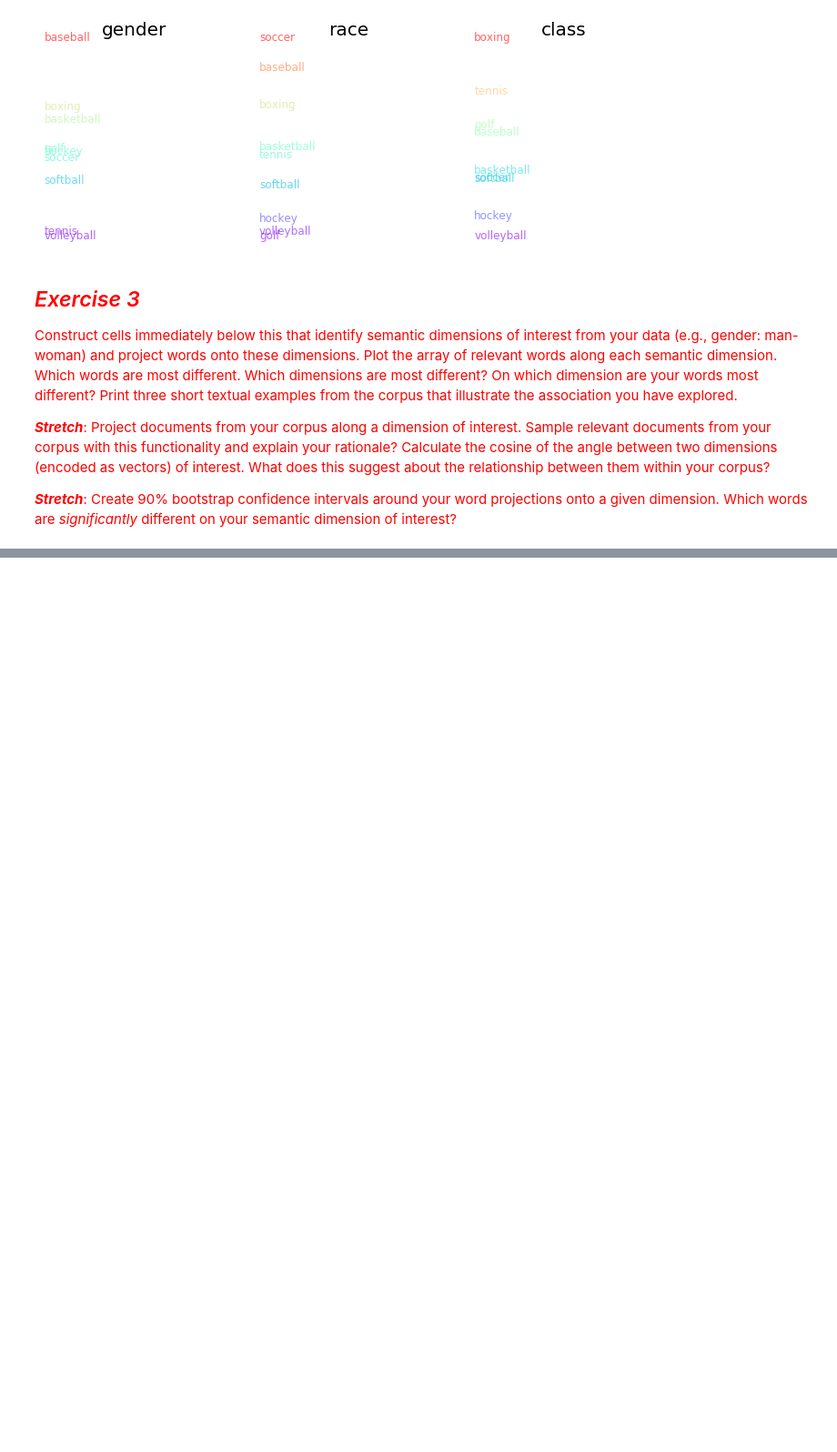
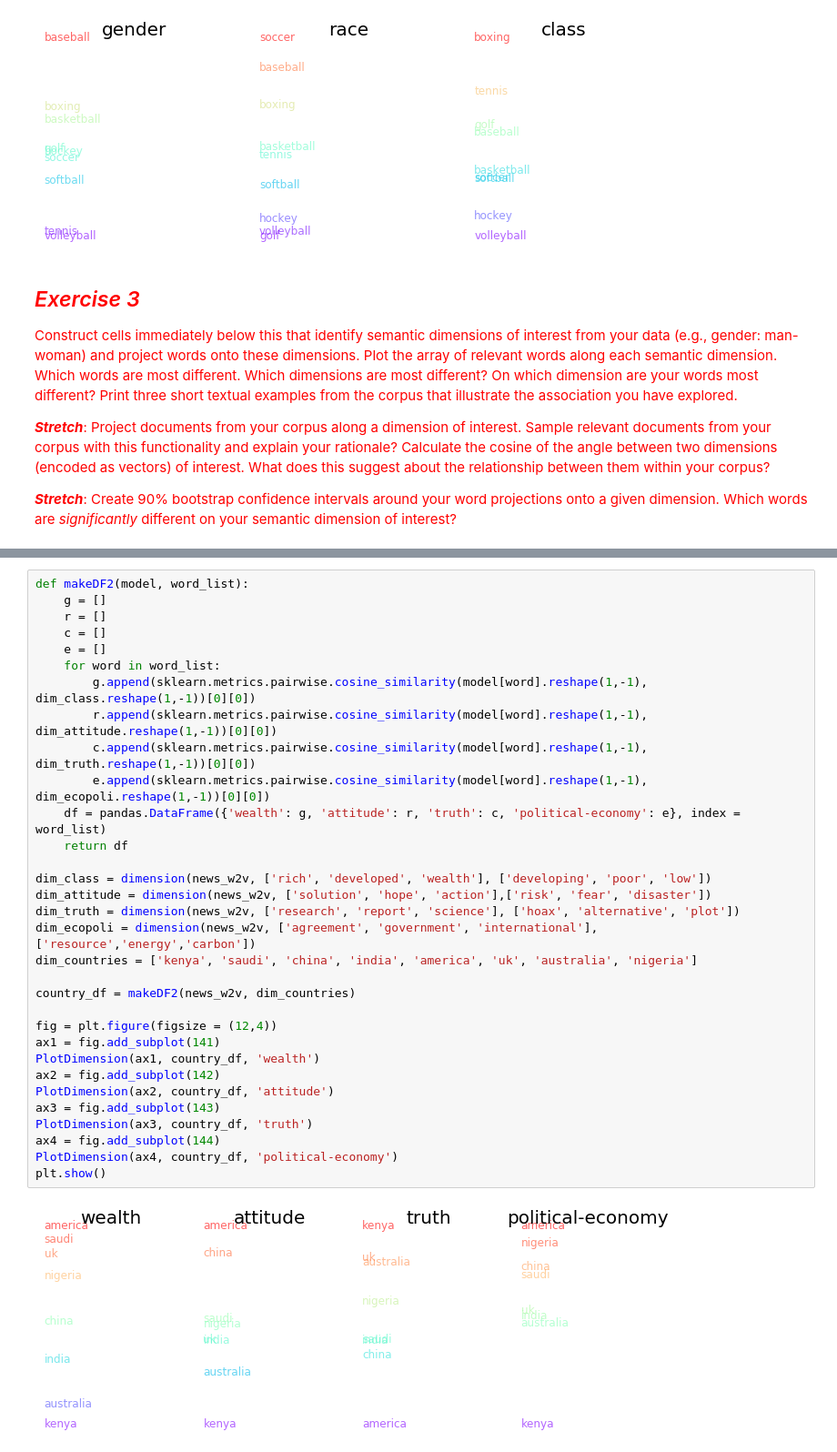
Before and after one commit to sunnyjooey/content-analysis-2018, a Jupyter notebook: 4-Word-Embedding/4-Word-Embedding.ipynb, the cells around one changed output, grey strips where cells are left out. Shown at 91% size. Saved outputs shown, nothing was run; the diff lists cells and outputs as text; blank space fills up the shorter version.

```diff
--- a/4-Word-Embedding/4-Word-Embedding.ipynb
+++ b/4-Word-Embedding/4-Word-Embedding.ipynb
@@ -1336,0 +1365,34 @@ plt.show()
+# %%
+def makeDF2(model, word_list):
+    g = []
+    r = []
+    c = []
+    e = []
+    for word in word_list:
+        g.append(sklearn.metrics.pairwise.cosine_similarity(model[word].reshape(1,-1), dim_class.reshape(1,-1))[0][0])
+        r.append(sklearn.metrics.pairwise.cosine_similarity(model[word].reshape(1,-1), dim_attitude.reshape(1,-1))[0][0])
+        c.append(sklearn.metrics.pairwise.cosine_similarity(model[word].reshape(1,-1), dim_truth.reshape(1,-1))[0][0])
+        e.append(sklearn.metrics.pairwise.cosine_similarity(model[word].reshape(1,-1), dim_ecopoli.reshape(1,-1))[0][0])
+    df = pandas.DataFrame({'wealth': g, 'attitude': r, 'truth': c, 'political-economy': e}, index = word_list)
+    return df
+
+dim_class = dimension(news_w2v, ['rich', 'developed', 'wealth'], ['developing', 'poor', 'low'])
+dim_attitude = dimension(news_w2v, ['solution', 'hope', 'action'],['risk', 'fear', 'disaster'])
+dim_truth = dimension(news_w2v, ['research', 'report', 'science'], ['hoax', 'alternative', 'plot'])
+dim_ecopoli = dimension(news_w2v, ['agreement', 'government', 'international'], ['resource','energy','carbon'])
+dim_countries = ['kenya', 'saudi', 'china', 'india', 'america', 'uk', 'australia', 'nigeria']
+
+country_df = makeDF2(news_w2v, dim_countries)
+
+fig = plt.figure(figsize = (12,4))
+ax1 = fig.add_subplot(141)
+PlotDimension(ax1, country_df, 'wealth')
+ax2 = fig.add_subplot(142)
+PlotDimension(ax2, country_df, 'attitude')
+ax3 = fig.add_subplot(143)
+PlotDimension(ax3, country_df, 'truth')
+ax4 = fig.add_subplot(144)
+PlotDimension(ax4, country_df, 'political-economy')
+plt.show()
+# %% [output]
+[figure, added]
```
Also changed, not shown: parts of 2 cells of this notebook.
